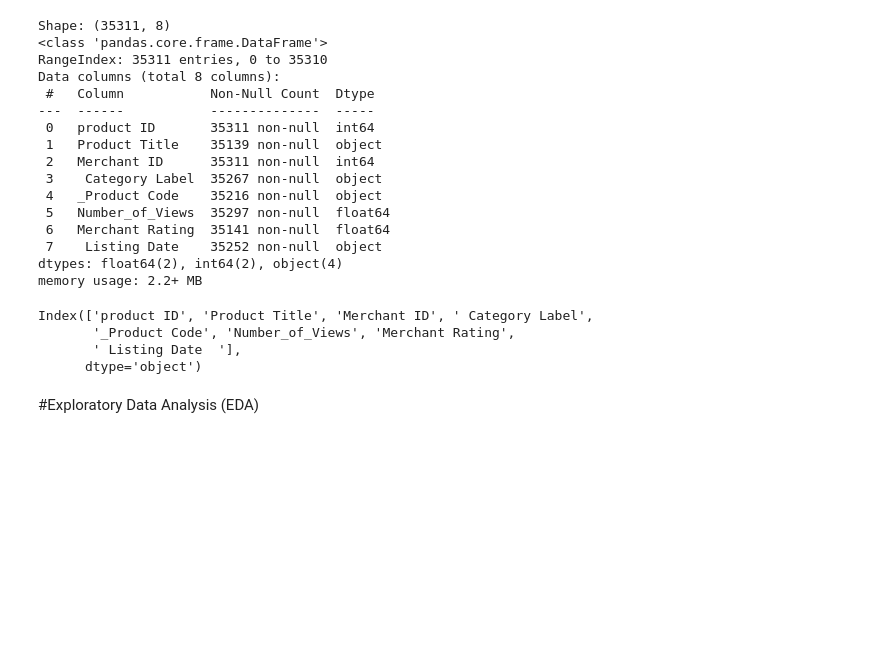
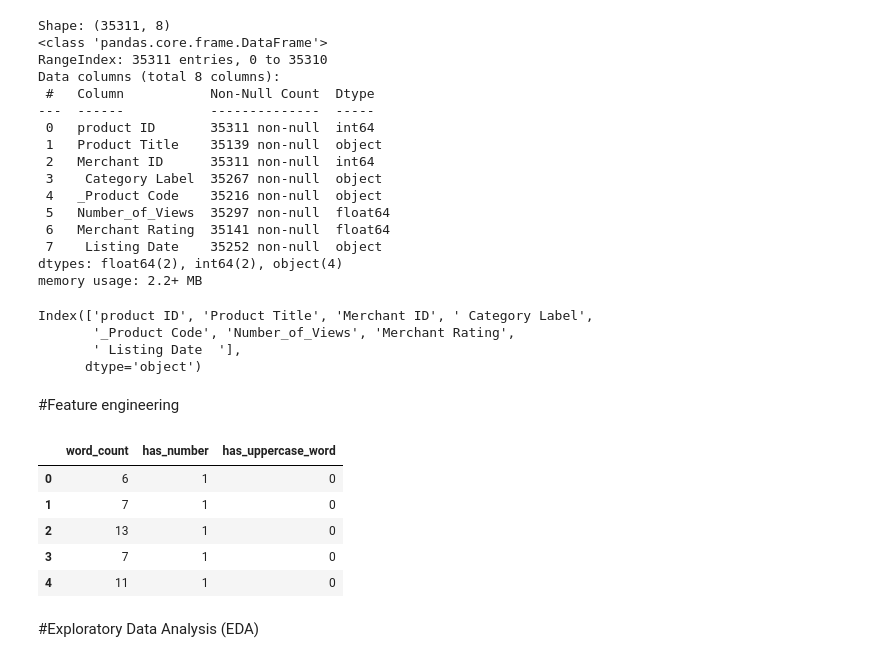
Before and after one commit to seherzadabasaric11-ctrl/product-category-prediction, a Jupyter notebook: notebooks/01_analysis.ipynb, the cells around one changed output. Cells and saved outputs as stored; diff of their text form; code cells hidden in the pictures; blank space fills up the shorter version.

```diff
--- a/notebooks/01_analysis.ipynb
+++ b/notebooks/01_analysis.ipynb
@@ -48,3 +48,5 @@ Index(['product ID', 'Product Title', 'Merchant ID', ' Category Label',
        '_Product Code', 'Number_of_Views', 'Merchant Rating',
        ' Listing Date  '],
       dtype='object')
+# %% [markdown]
+#Feature engineering
@@ -51,3 +55,16 @@ Index(['product ID', 'Product Title', 'Merchant ID', ' Category Label',
+# %%
+import re
+df["word_count"]=df["Product Title"].apply(lambda x: len(x.split()))
+df["has_number"]= df["Product Title"].apply(lambda x:int(bool(re.search(r"\d",x))))
+df["has_uppercase_word"]=df["Product Title"].apply(lambda x:int(any(word.isupper() and len(word)> 1 for word in x.split())))
+df[["word_count","has_number","has_uppercase_word"]].head()
+# %% [output]
+|  | word_count | has_number | has_uppercase_word |
+| 0 | 6 | 1 | 0 |
+| 1 | 7 | 1 | 0 |
+| 2 | 13 | 1 | 0 |
+| 3 | 7 | 1 | 0 |
+| 4 | 11 | 1 | 0 |
 # %% [markdown]
 #Exploratory Data Analysis (EDA)
 # %%
```
Also changed, not shown: parts of 23 cells of this notebook, 4 other files.
